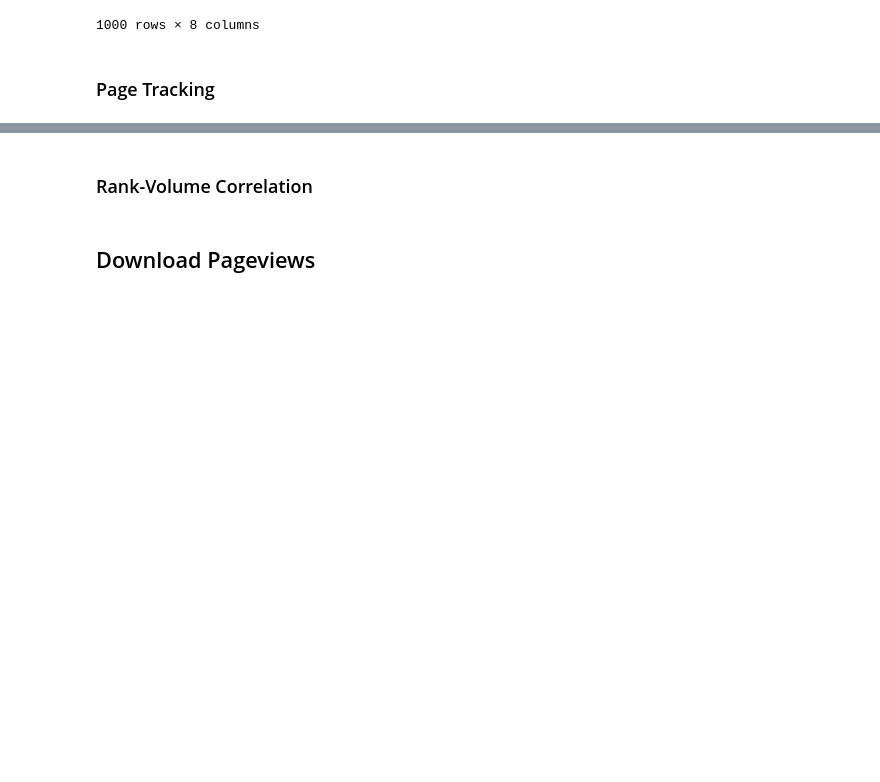
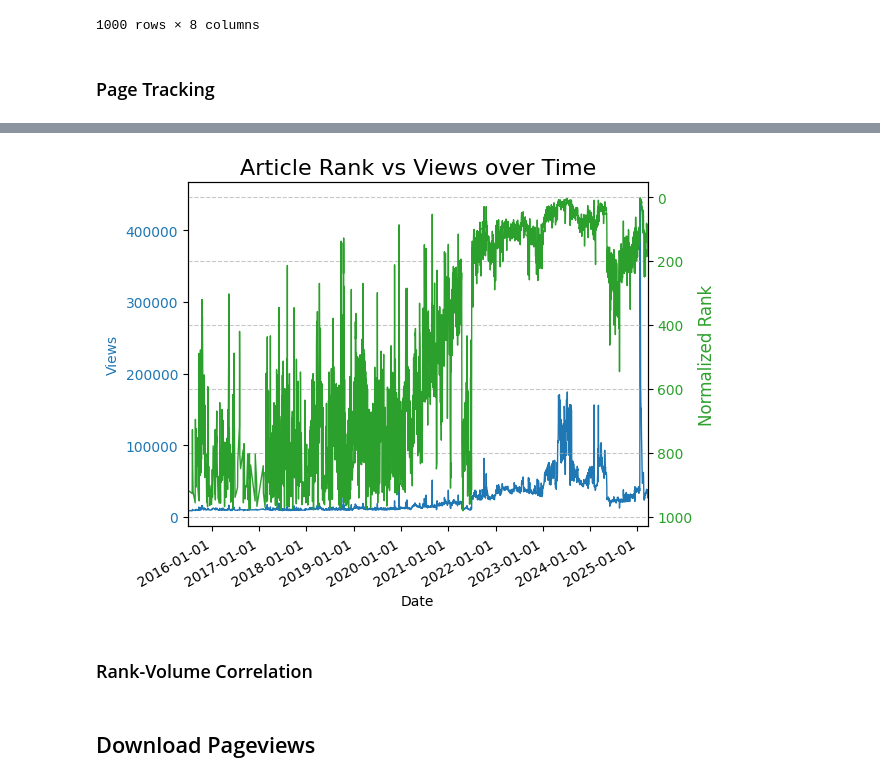
Before and after one commit to ralgara/wikipedia, a Jupyter notebook: wikipedia.ipynb, the cells around one changed output, grey strips where cells are left out. Drawn from its saved outputs; the diff is of its cells as text; code cells hidden in the pictures; blank space fills up the shorter version.

```diff
--- a/wikipedia.ipynb
+++ b/wikipedia.ipynb
@@ -348,3 +485,41 @@ plt.show()
+# %%
+article = 'Instagram' #Depp_v._Heard'
+s = pageviews.query(f'article=="{article}"') #"Cleopatra"')
+
+fig, ax1 = plt.subplots()
+
+color = 'tab:blue'
+ax1.set_xlabel('Date')
+ax1.set_ylabel('Views', color=color)
+ax1.plot(s.date, s.views, marker='', linestyle='-', linewidth=1, label='Views', color=color)
+ax1.tick_params(axis='y', labelcolor=color)
+ax1.set_xlim(pd.Timestamp('2015-07-01'), s.date.max())
+
+ax2 = ax1.twinx()  # instantiate a second axes that shares the same x-axis
+color = 'tab:green'
+ax2.set_ylabel('Normalized Rank', color=color)  # we already handled the x-label with ax1
+ax2.plot(s.date, s.nrank, marker='', linestyle='-', linewidth=1, label='Normalized Rank', color=color)
+ax2.tick_params(axis='y', labelcolor=color)
+ax2.invert_yaxis()
+ax2.set_xlim(pd.Timestamp('2015-07-01'), s.date.max())
+
+
+# Format the plot
+plt.title('Article Rank vs Views over Time', fontsize=16)
+plt.xlabel('Date', fontsize=12)
+plt.ylabel('Normalized Rank', fontsize=12)
+plt.grid(True, linestyle='--', alpha=0.7)
+
+# Format the date on x-axis
+plt.gca().xaxis.set_major_formatter(mdates.DateFormatter('%Y-%m-%d'))
+plt.gcf().autofmt_xdate()  # Rotate date labels
+
+# Adjust layout
+plt.tight_layout()
+
+plt.show()
+# %% [output]
+[figure, added]
 # %% [markdown]
 ### Rank-Volume Correlation
 # %%
```
Also changed, not shown: parts of 9 cells of this notebook.
